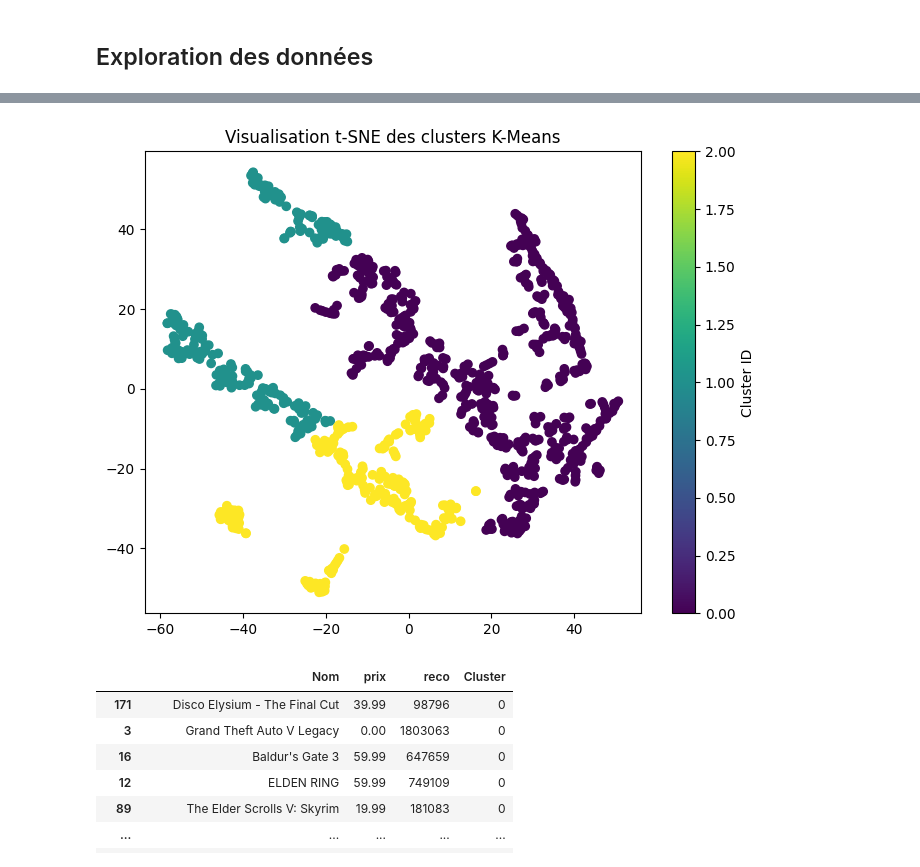
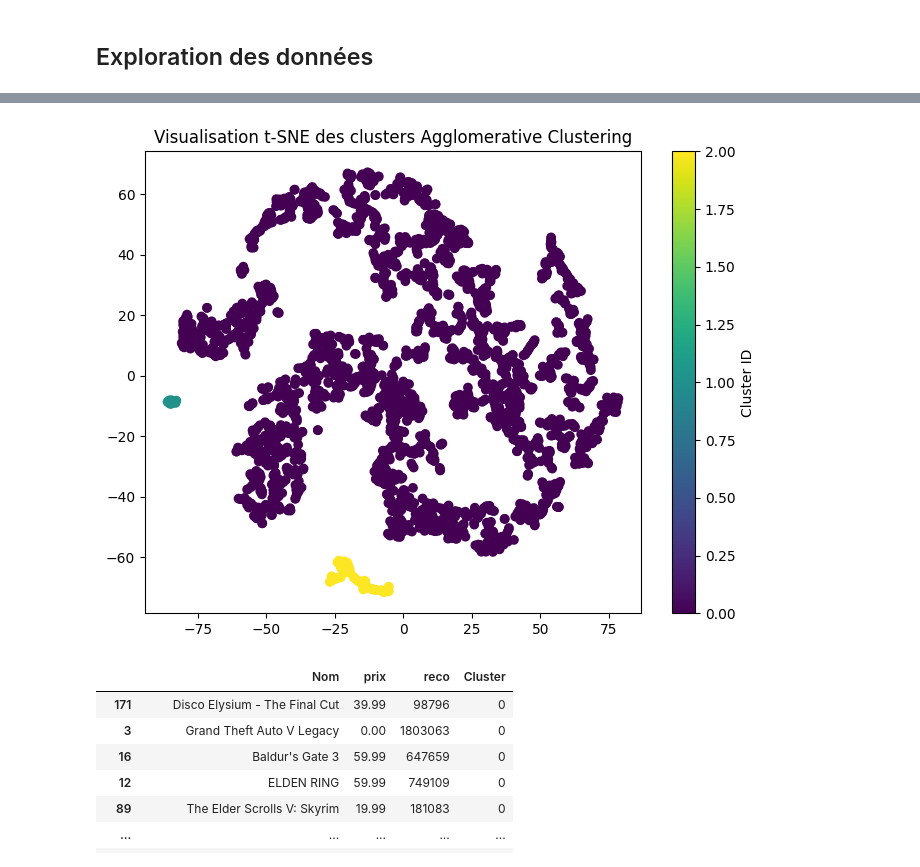
Before and after one commit to trietngh/5SIEC-clustering, a Jupyter notebook: tp2/TP_clustering_2.ipynb, the cells around one changed output, grey strips where cells are left out. Saved outputs shown, nothing was run; the diff lists cells and outputs as text; code cells hidden in the pictures.

Commit message:
TSNE

```diff
--- a/tp2/TP_clustering_2.ipynb
+++ b/tp2/TP_clustering_2.ipynb
@@ -33,7 +33,7 @@ if ('appid' in df.columns):
 ## Supprimer les jeux sans recommandations
 df = df[df['metacritic_score'] > 0]
 ## Garder que 500 jeux avec le plus de recommandations
-df = df.nlargest(1000, 'metacritic_score')
+df = df.nlargest(3000, 'metacritic_score')
 
 ## Supprimer 'positif' et 'negative' car redondant avec 'pct_pos_total'
 df = df.drop(columns=['positive', 'negative'])
@@ -439,18 +180,42 @@ fig.show()
 # %%
 from sklearn.cluster import AgglomerativeClustering
 import matplotlib.pyplot as plt
 
-# CORRECT - vous devez d'abord faire le fit_predict :
-clusters = AgglomerativeClustering(n_clusters=3).fit_predict(data2D_tsne)
+clusters = AgglomerativeClustering(n_clusters=None,distance_threshold=8, linkage='single').fit(data2D_tsne)
+
+clusters2 = AgglomerativeClustering(n_clusters=None,distance_threshold=3, linkage='single').fit(data3D_tsne)
+
+
 
 # Ensuite visualiser
 plt.figure(figsize=(8, 6))
-plt.scatter(data2D_tsne[:, 0], data2D_tsne[:, 1], c=clusters, cmap='viridis')
+plt.scatter(data2D_tsne[:, 0], data2D_tsne[:, 1], c=clusters.labels_, cmap='viridis')
 plt.colorbar(label='Cluster ID')
-plt.title('Visualisation t-SNE des clusters K-Means')
+plt.title('Visualisation t-SNE des clusters Agglomerative Clustering')
 plt.show()
+
+fig = px.scatter_3d(
+    x=data3D_tsne[:, 0],
+    y=data3D_tsne[:, 1],
+    z=data3D_tsne[:, 2],
+    color=clusters2.labels_,
+
+    title="t-SNE visualization of Custom Classification dataset",
+    labels={"color": "cluster_ID"},
+    opacity=0.7
+)
+
+fig.update_layout(
+    scene=dict(
+        xaxis_title="First t-SNE",
+        yaxis_title="Second t-SNE",
+        zaxis_title="Third t-SNE"
+    )
+)
+
+fig.show()
 # %% [output]
-[figure, old version]
+[figure, new version]
 # %%
 
 results = pd.DataFrame({
```
Also changed, not shown: parts of 16 cells of this notebook.
